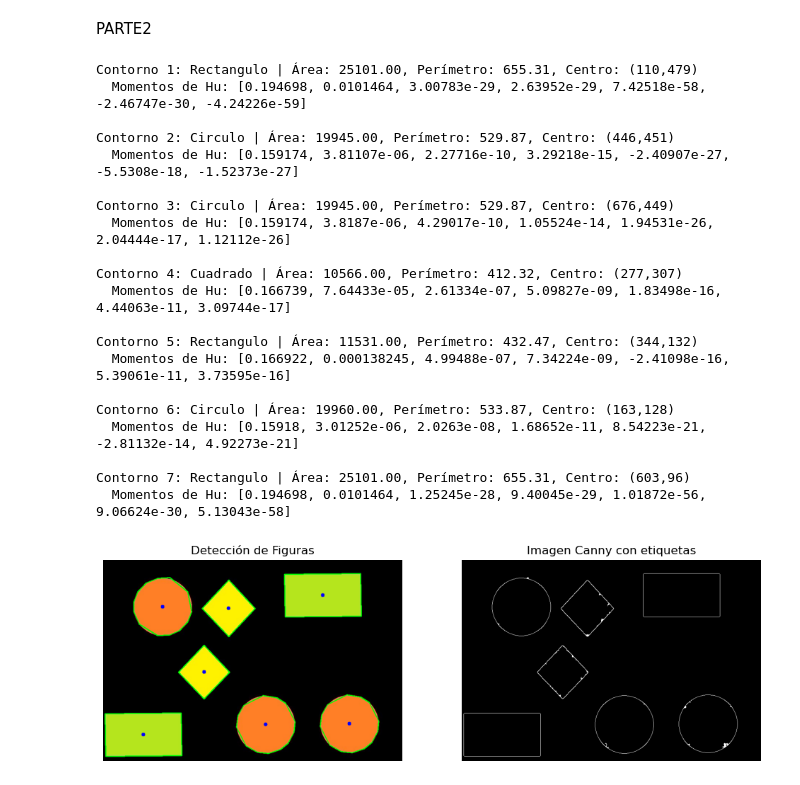
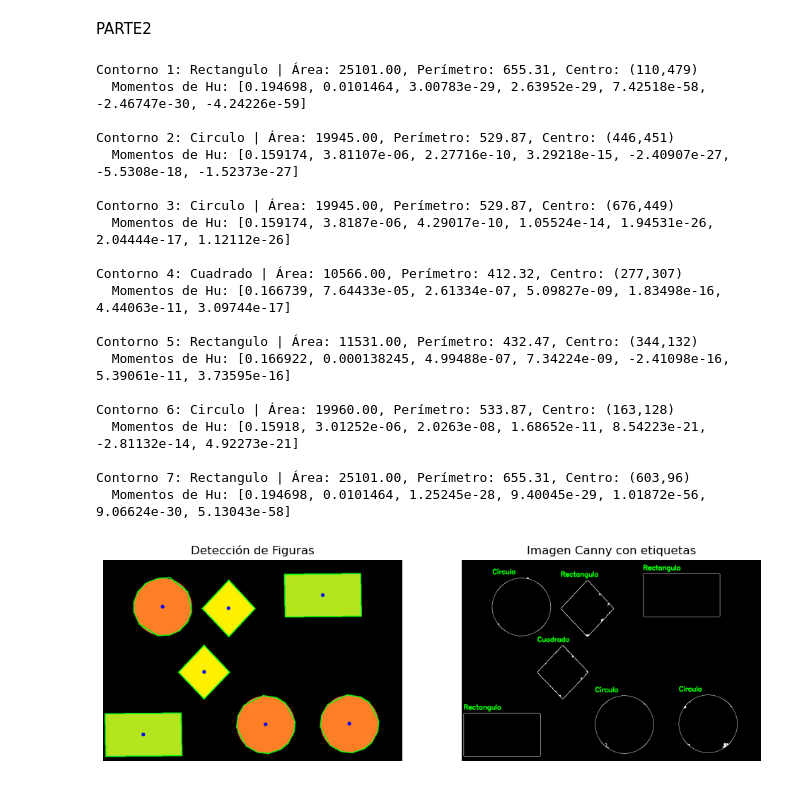
Before and after one commit to TroncosoUmacena12/PDI, a Jupyter notebook: momentoPractica.ipynb, the cells around one changed output. Saved outputs shown, nothing was run; the diff lists cells and outputs as text; code cells hidden in the pictures.

```diff
--- a/momentoPractica.ipynb
+++ b/momentoPractica.ipynb
@@ -11,7 +11,8 @@ canny = cv2.Canny(gray, 10, 150)
 
 canny = cv2.dilate(canny, None, iterations=1)
 canny = cv2.erode(canny, None, iterations=1)
-#canny_color = cv2.cvtColor(canny, cv2.COLOR_GRAY2BGR)
+
+canny_color = cv2.cvtColor(canny, cv2.COLOR_GRAY2BGR)
 
 contorno, _ = cv2.findContours(canny, cv2.RETR_EXTERNAL, cv2.CHAIN_APPROX_SIMPLE)
 
@@ -48,7 +49,7 @@ for i, c in enumerate(contorno):
     else:
         texto = 'Poligono'
 
-    #cv2.putText(canny_color, texto, (x, y - 10), cv2.FONT_HERSHEY_SIMPLEX, 0.6, (0, 255, 0), 2)
+    cv2.putText(canny_color, texto, (x, y - 10), cv2.FONT_HERSHEY_SIMPLEX, 0.6, (0, 255, 0), 2)
     print(f'Contorno {i+1}: {texto} | Área: {area:.2f}, Perímetro: {perimetro:.2f}, Centro: ({cx},{cy})')
 
 plt.figure(figsize=(12, 6))
@@ -59,8 +60,7 @@ plt.title('Detección de Figuras')
 plt.axis('off')
 
 plt.subplot(1, 2, 2)
-#plt.imshow(cv2.cvtColor(canny_color, cv2.COLOR_BGR2RGB))
-plt.imshow(canny, cmap='gray')
+plt.imshow(cv2.cvtColor(canny_color, cv2.COLOR_BGR2RGB))
 plt.title('Imagen Canny')
 plt.axis('off')
 
@@ -87,7 +87,7 @@ canny = cv2.Canny(gray, 10, 150)
 canny = cv2.dilate(canny, None, iterations=1)
 canny = cv2.erode(canny, None, iterations=1)
 
-#canny_color = cv2.cvtColor(canny, cv2.COLOR_GRAY2BGR)
+canny_color = cv2.cvtColor(canny, cv2.COLOR_GRAY2BGR)
 
 contornos, _ = cv2.findContours(canny, cv2.RETR_EXTERNAL, cv2.CHAIN_APPROX_SIMPLE)
 
@@ -127,8 +127,7 @@ for i, c in enumerate(contornos):
         texto = 'Poligono'
 
     x, y, w, h = cv2.boundingRect(approx)
-    #cv2.putText(canny_color, texto, (x, y - 10), cv2.FONT_HERSHEY_SIMPLEX, 0.6, (0, 255, 0), 2)
-
+    cv2.putText(canny_color, texto, (x, y - 10), cv2.FONT_HERSHEY_SIMPLEX, 0.6, (0, 255, 0), 2)
     print(f'Contorno {i+1}: {texto} | Área: {area:.2f}, Perímetro: {perimetro:.2f}, Centro: ({cx},{cy})')
     print(f'  Momentos de Hu: {[float(f"{h:.5e}") for h in huMoments]}\n')
 
@@ -138,33 +137,32 @@ plt.subplot(1, 2, 1)
 plt.imshow(cv2.cvtColor(image, cv2.COLOR_BGR2RGB))
 plt.title('Detección de Figuras')
 plt.axis('off')
 
 plt.subplot(1, 2, 2)
-#plt.imshow(cv2.cvtColor(canny_color, cv2.COLOR_BGR2RGB))
-plt.imshow(canny, cmap='gray')
+plt.imshow(cv2.cvtColor(canny_color, cv2.COLOR_BGR2RGB))
 plt.title('Imagen Canny con etiquetas')
 plt.axis('off')
 
 plt.show()
 # %% [output]
 Contorno 1: Rectangulo | Área: 25101.00, Perímetro: 655.31, Centro: (110,479)
   Momentos de Hu: [0.194698, 0.0101464, 3.00783e-29, 2.63952e-29, 7.42518e-58, -2.46747e-30, -4.24226e-59]
 
 Contorno 2: Circulo | Área: 19945.00, Perímetro: 529.87, Centro: (446,451)
   Momentos de Hu: [0.159174, 3.81107e-06, 2.27716e-10, 3.29218e-15, -2.40907e-27, -5.5308e-18, -1.52373e-27]
 
 Contorno 3: Circulo | Área: 19945.00, Perímetro: 529.87, Centro: (676,449)
   Momentos de Hu: [0.159174, 3.8187e-06, 4.29017e-10, 1.05524e-14, 1.94531e-26, 2.04444e-17, 1.12112e-26]
 
 Contorno 4: Cuadrado | Área: 10566.00, Perímetro: 412.32, Centro: (277,307)
   Momentos de Hu: [0.166739, 7.64433e-05, 2.61334e-07, 5.09827e-09, 1.83498e-16, 4.44063e-11, 3.09744e-17]
 
 Contorno 5: Rectangulo | Área: 11531.00, Perímetro: 432.47, Centro: (344,132)
   Momentos de Hu: [0.166922, 0.000138245, 4.99488e-07, 7.34224e-09, -2.41098e-16, 5.39061e-11, 3.73595e-16]
 
 Contorno 6: Circulo | Área: 19960.00, Perímetro: 533.87, Centro: (163,128)
   Momentos de Hu: [0.15918, 3.01252e-06, 2.0263e-08, 1.68652e-11, 8.54223e-21, -2.81132e-14, 4.92273e-21]
 
 Contorno 7: Rectangulo | Área: 25101.00, Perímetro: 655.31, Centro: (603,96)
   Momentos de Hu: [0.194698, 0.0101464, 1.25245e-28, 9.40045e-29, 1.01872e-56, 9.06624e-30, 5.13043e-58]
-[figure, old version]
+[figure, new version]
```
Also changed, not shown: parts of 1 cell of this notebook, 1 other file.
